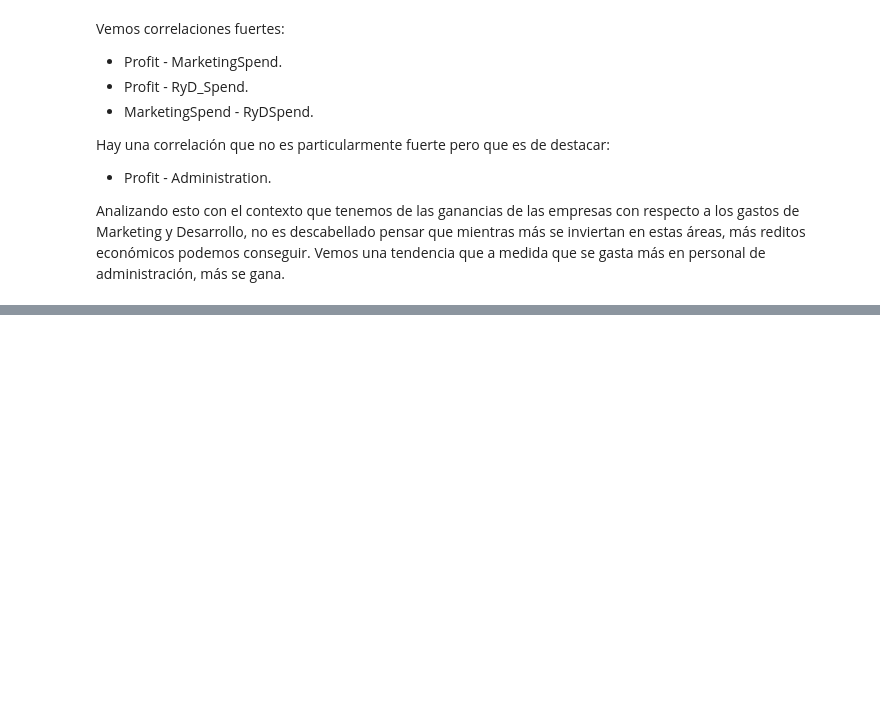
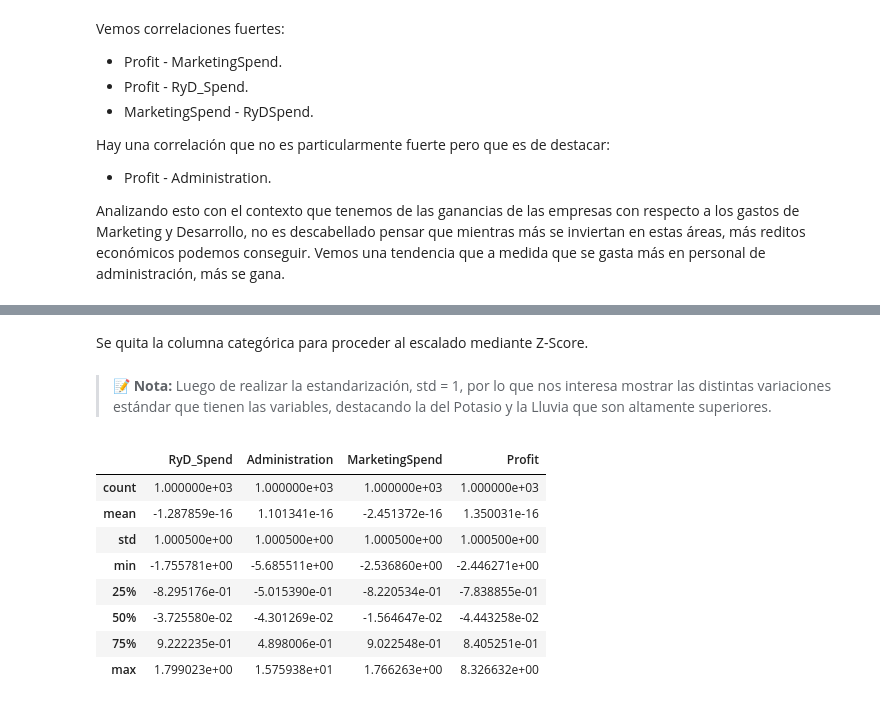
Before and after one commit to bpace1/TP2-Mineria-De-Datos, a Jupyter notebook: Tp_2.ipynb, the cells around one changed output, grey strips where cells are left out. Drawn from its saved outputs; the diff is of its cells as text; code cells hidden in the pictures; blank space fills up the shorter version.

```diff
--- a/src/main/Tp_2.ipynb
+++ b/Tp_2.ipynb
@@ -190,0 +294,20 @@ Vemos correlaciones fuertes:
+# %% [markdown]
+Se quita la columna categórica para proceder al escalado mediante Z-Score.
+# %% [markdown]
+> 📝 **Nota:** Luego de realizar la estandarización, std = 1, por lo que nos interesa mostrar las distintas variaciones estándar que tienen las variables, destacando la del Potasio y la Lluvia que son altamente superiores.
+# %%
+df_std = df_companies_filtered.drop(columns=['State'])
+
+df_std: pd.DataFrame = pd.DataFrame(StandardScaler().fit_transform(df_std), columns=df_std.columns)
+# %%
+df_std.describe()
+# %% [output]
+|  | RyD_Spend | Administration | MarketingSpend | Profit |
+| count | 1.000000e+03 | 1.000000e+03 | 1.000000e+03 | 1.000000e+03 |
+| mean | -1.287859e-16 | 1.101341e-16 | -2.451372e-16 | 1.350031e-16 |
+| std | 1.000500e+00 | 1.000500e+00 | 1.000500e+00 | 1.000500e+00 |
+| min | -1.755781e+00 | -5.685511e+00 | -2.536860e+00 | -2.446271e+00 |
+| 25% | -8.295176e-01 | -5.015390e-01 | -8.220534e-01 | -7.838855e-01 |
+| 50% | -3.725580e-02 | -4.301269e-02 | -1.564647e-02 | -4.443258e-02 |
+| 75% | 9.222235e-01 | 4.898006e-01 | 9.022548e-01 | 8.405251e-01 |
+| max | 1.799023e+00 | 1.575938e+01 | 1.766263e+00 | 8.326632e+00 |
```
Also changed, not shown: parts of 15 cells of this notebook, 3 other files.
